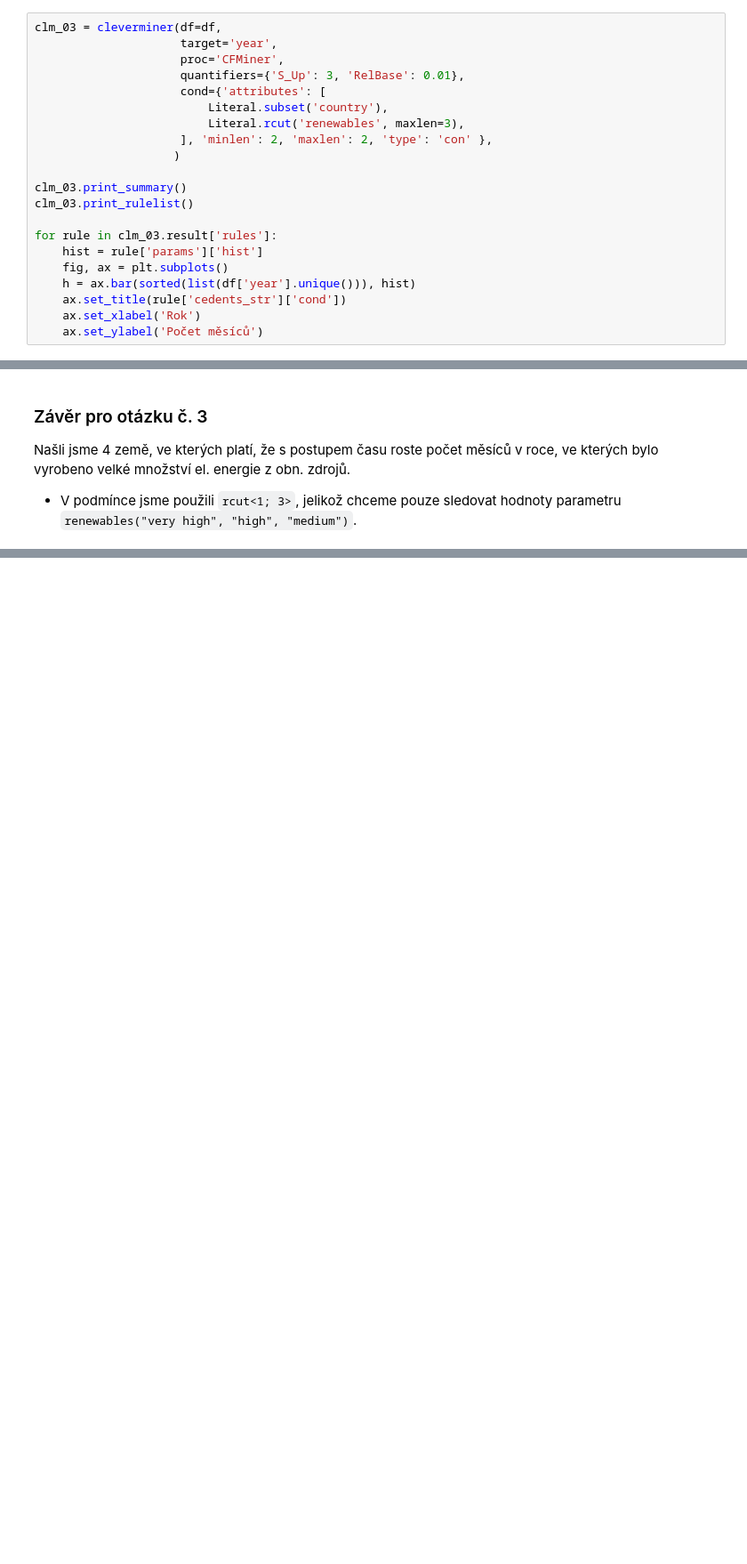
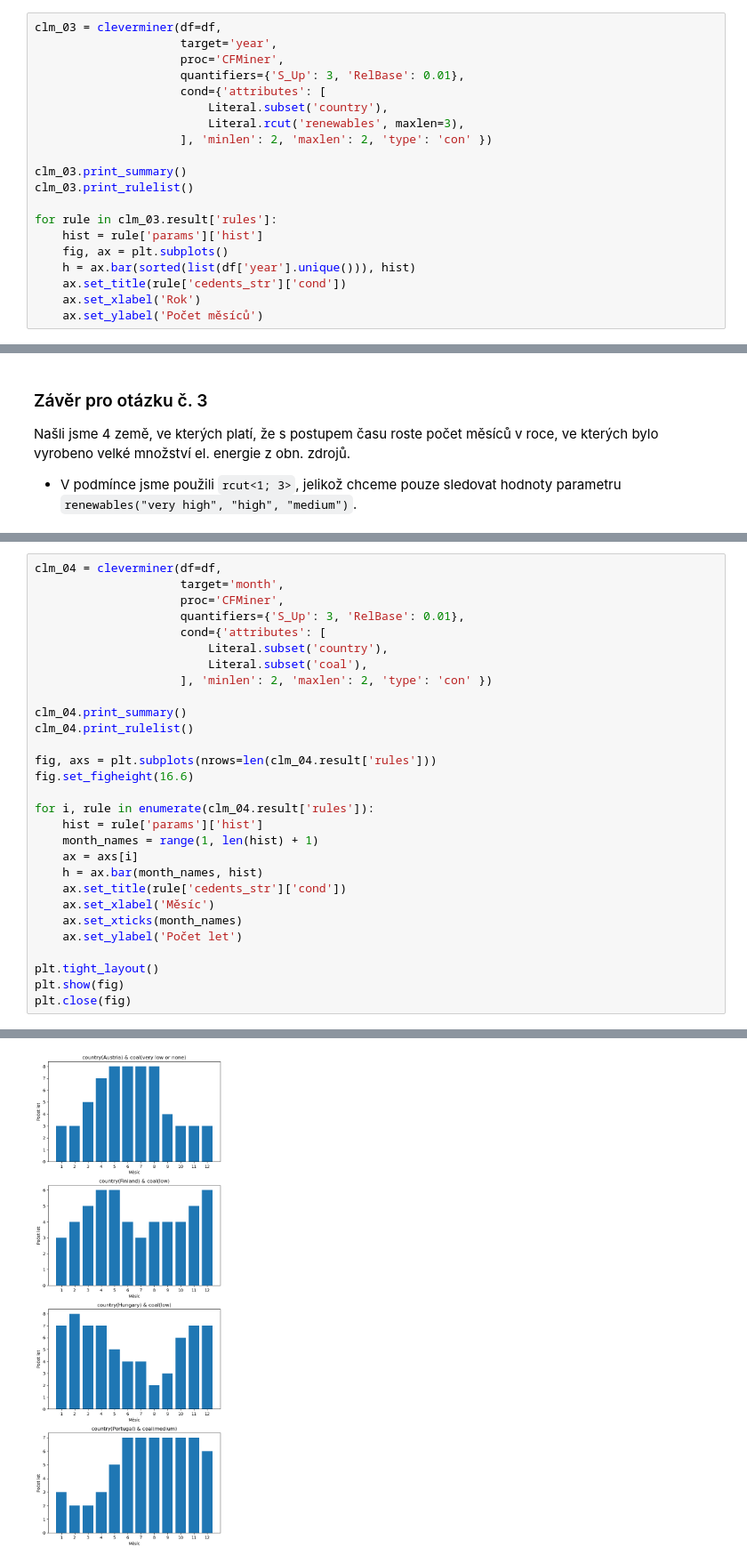
Before and after one commit to MrkMrk00/dzd-coursework, a Jupyter notebook: work.ipynb, the cells around one changed output, grey strips where cells are left out. Shown at 89% size. Saved outputs shown, nothing was run; the diff lists cells and outputs as text; blank space fills up the shorter version.

```diff
--- a/work.ipynb
+++ b/work.ipynb
@@ -862,8 +867,7 @@ clm_03 = cleverminer(df=df,
                      cond={'attributes': [
                          Literal.subset('country'),
                          Literal.rcut('renewables', maxlen=3),
-                     ], 'minlen': 2, 'maxlen': 2, 'type': 'con' },
-                    )
+                     ], 'minlen': 2, 'maxlen': 2, 'type': 'con' })
 
 clm_03.print_summary()
 clm_03.print_rulelist()
@@ -904,0 +912,30 @@ Našli jsme 4 země, ve kterých platí, že s postupem času roste počet měs
+# %%
+clm_04 = cleverminer(df=df,
+                     target='month',
+                     proc='CFMiner',
+                     quantifiers={'S_Up': 3, 'RelBase': 0.01},
+                     cond={'attributes': [
+                         Literal.subset('country'),
+                         Literal.subset('coal'),
+                     ], 'minlen': 2, 'maxlen': 2, 'type': 'con' })
+
+clm_04.print_summary()
+clm_04.print_rulelist()
+
+fig, axs = plt.subplots(nrows=len(clm_04.result['rules']))
+fig.set_figheight(16.6)
+
+for i, rule in enumerate(clm_04.result['rules']):
+    hist = rule['params']['hist']
+    month_names = range(1, len(hist) + 1)
+    ax = axs[i]
+    h = ax.bar(month_names, hist)
+    ax.set_title(rule['cedents_str']['cond'])
+    ax.set_xlabel('Měsíc')
+    ax.set_xticks(month_names)
+    ax.set_ylabel('Počet let')
+
+plt.tight_layout()
+plt.show(fig)
+plt.close(fig)
+# %% [output]
@@ -904,0 +959 @@ Našli jsme 4 země, ve kterých platí, že s postupem času roste počet měs
+[figure, added]
```
Also changed, not shown: parts of 12 cells of this notebook.
